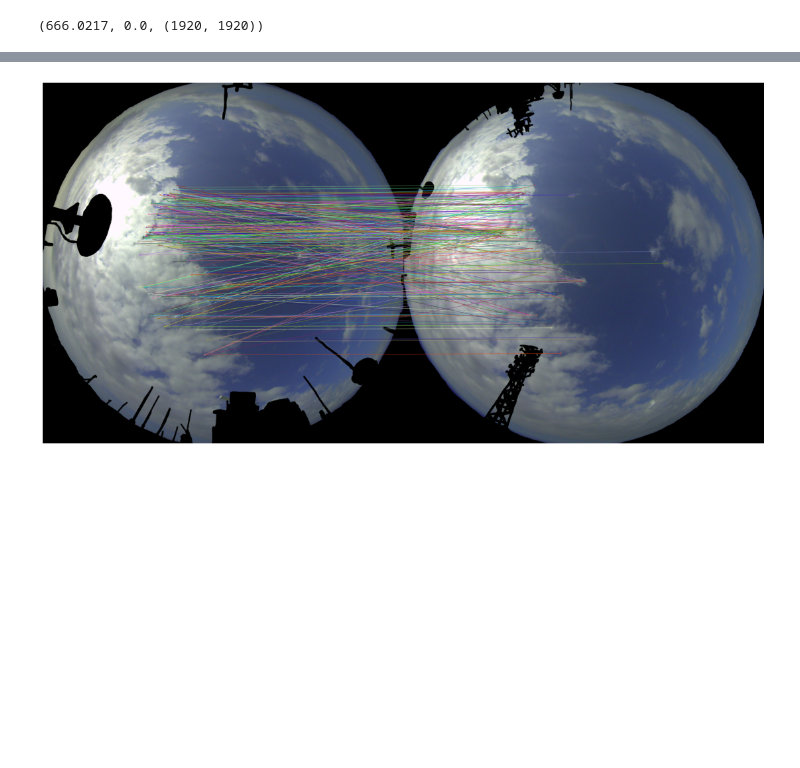
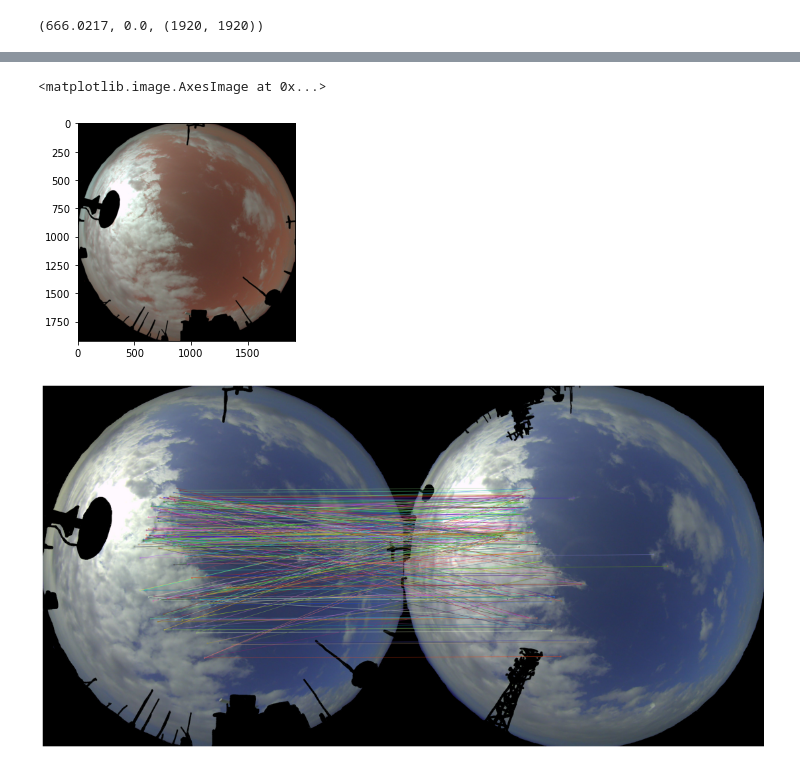
Before and after one commit to borinya/SIFT, a Jupyter notebook: SIFT.ipynb, the cells around one changed output, grey strips where cells are left out. Drawn from its saved outputs; the diff is of its cells as text; code cells hidden in the pictures; blank space fills up the shorter version.

```diff
--- a/SIFT.ipynb
+++ b/SIFT.ipynb
@@ -60,3 +84,8 @@ plt.imshow(dist, cmap = "gray")
+# %%
+plt.imshow(img1)
+# %% [output]
+<matplotlib.image.AxesImage at 0x...>
+[figure, added]
 # %%
 #result = cv.drawMatchesKnn(img1, kp1_filtered, img2, kp2_filtered, matches, flags = 2,  outImg=None)
 kp1_filtered, kp2_filtered, matches = SIFT_detect(img1, img2)
```
Also changed, not shown: parts of 7 cells of this notebook.
